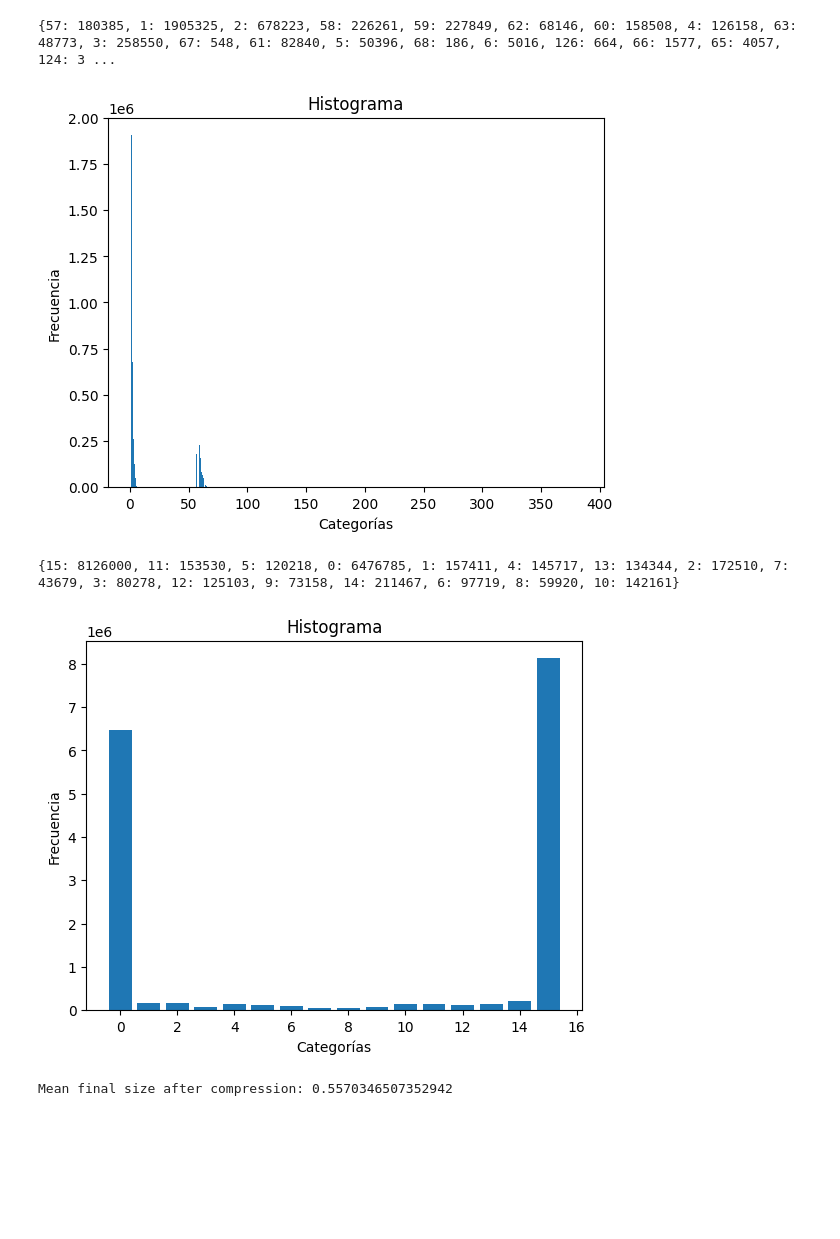
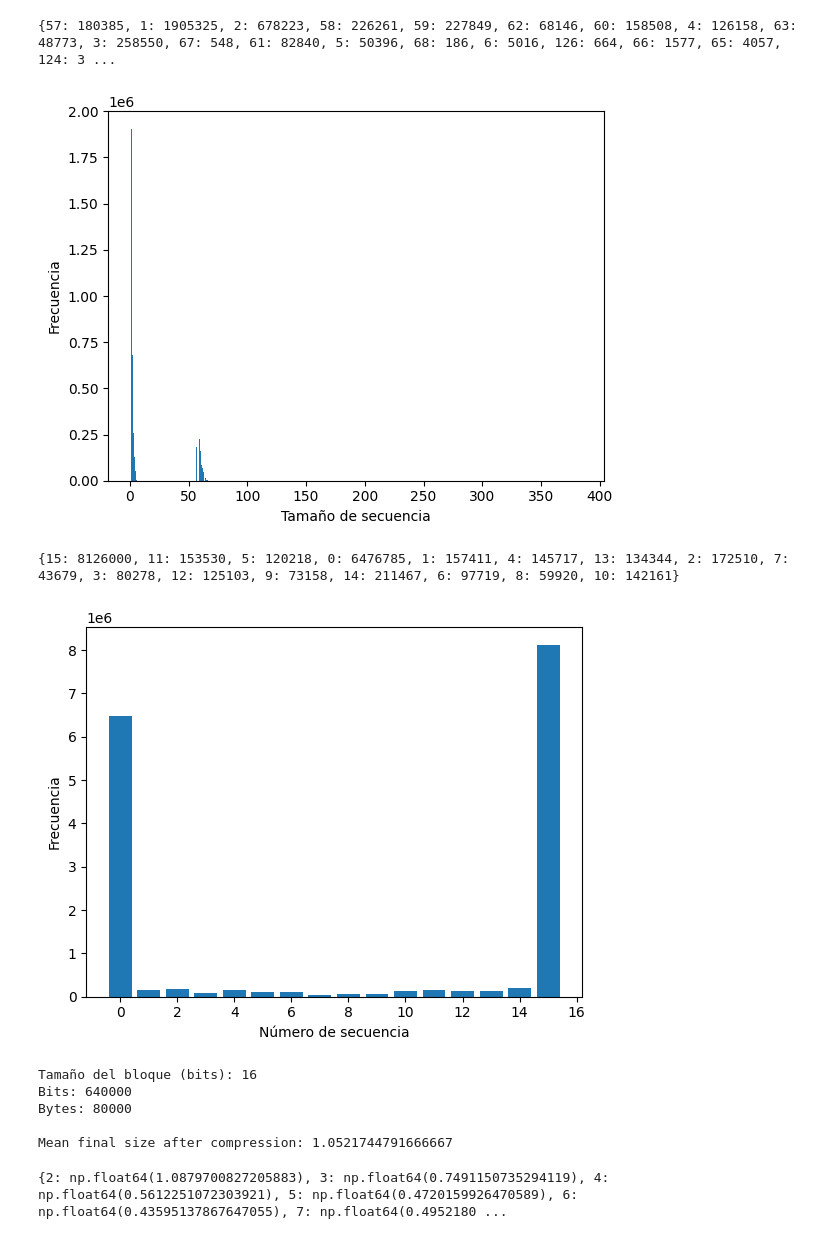
Before and after one commit to joselumarja/HDC_Accelerator, a Jupyter notebook: notebooks/compresion_analysis.ipynb, the cells around one changed output. Saved outputs shown, nothing was run; the diff lists cells and outputs as text; code cells hidden in the pictures; blank space fills up the shorter version.

```diff
--- a/notebooks/compresion_analysis.ipynb
+++ b/notebooks/compresion_analysis.ipynb
@@ -133,16 +144,16 @@ def count_occurrences(array):
 import matplotlib.pyplot as plt
 import matplotlib.ticker as ticker
 
-def show_histogram(datos):
+def show_histogram(datos, xlabel, ylabel):
     # Claves y valores del diccionario
     etiquetas = list(datos.keys())
     valores = list(datos.values())
 
     # Crear la gráfica de barras
     plt.bar(etiquetas, valores)
-    plt.xlabel("Categorías")
-    plt.ylabel("Frecuencia")
-    plt.title("Histograma")
+    plt.xlabel(xlabel)
+    plt.ylabel(ylabel)
+    #plt.title("Histograma")
 
     plt.gca().xaxis.set_major_locator(ticker.MaxNLocator(integer=True))
 
@@ -278,11 +289,10 @@ show_histogram(all_occurrences)
 # %%
-compression = []
+block_size = 8
 
-for array in all_arrays:
-    compressed_array = run_lenght_compressor(array)
-    compression.append(len(compressed_array)/len(array))
+mean_compression = calc_mean_compression(all_arrays, block_size)
 
-compression = np.array(compression)
-
-print("Mean final size after compression: "+str(compression.mean()))
+print("Tamaño del bloque (bits): "+str(block_size))
+print(f"Bits: {len(array)}")
+print(f"Bytes: {len(array.tobytes())}\n")
+print("Mean final size after compression: "+str(mean_compression))
 # %% [output]
@@ -315,9 +342,9 @@ print(all_lenghts)
 # %% [output]
 {57: 180385, 1: 1905325, 2: 678223, 58: 226261, 59: 227849, 62: 68146, 60: 158508, 4: 126158, 63: 48773, 3: 258550, 67: 548, 61: 82840, 5: 50396, 68: 186, 6: 5016, 126: 664, 66: 1577, 65: 4057, 124: 3 ...
 # %%
-show_histogram(all_lenghts)
+show_histogram(all_lenghts, "Tamaño de secuencia", "Frecuencia")
 # %% [output]
-[figure, old version]
+[figure, new version]
 # %%
 all_occurrences = {}
 
@@ -330,18 +357,30 @@ print(all_occurrences)
 # %% [output]
 {15: 8126000, 11: 153530, 5: 120218, 0: 6476785, 1: 157411, 4: 145717, 13: 134344, 2: 172510, 7: 43679, 3: 80278, 12: 125103, 9: 73158, 14: 211467, 6: 97719, 8: 59920, 10: 142161}
 # %%
-show_histogram(all_occurrences)
+show_histogram(all_occurrences, "Número de secuencia", "Frecuencia")
 # %% [output]
-[figure, old version]
+[figure, new version]
 # %%
-compression = []
+block_size = 16
 
-for array in all_arrays:
-    compressed_array = run_lenght_compressor(array)
-    compression.append(len(compressed_array)/len(array))
+mean_compression = calc_mean_compression(all_arrays, block_size)
 
-compression = np.array(compression)
-
-print("Mean final size after compression: "+str(compression.mean()))
+print("Tamaño del bloque (bits): "+str(block_size))
+print(f"Bits: {len(array)}")
+print(f"Bytes: {len(array.tobytes())}\n")
+print("Mean final size after compression: "+str(mean_compression))
 # %% [output]
-Mean final size after compression: 0.5570346507352942
+Tamaño del bloque (bits): 16
+Bits: 640000
+Bytes: 80000
+
+Mean final size after compression: 1.0521744791666667
+# %%
+compression = {}
+
+for i in range(2, 25):
+    compression[i] = calc_mean_compression(all_arrays, i)
+
+print(compression)
+# %% [output]
+{2: np.float64(1.0879700827205883), 3: np.float64(0.7491150735294119), 4: np.float64(0.5612251072303921), 5: np.float64(0.4720159926470589), 6: np.float64(0.43595137867647055), 7: np.float64(0.4952180 ...
```
Also changed, not shown: parts of 8 cells of this notebook.
